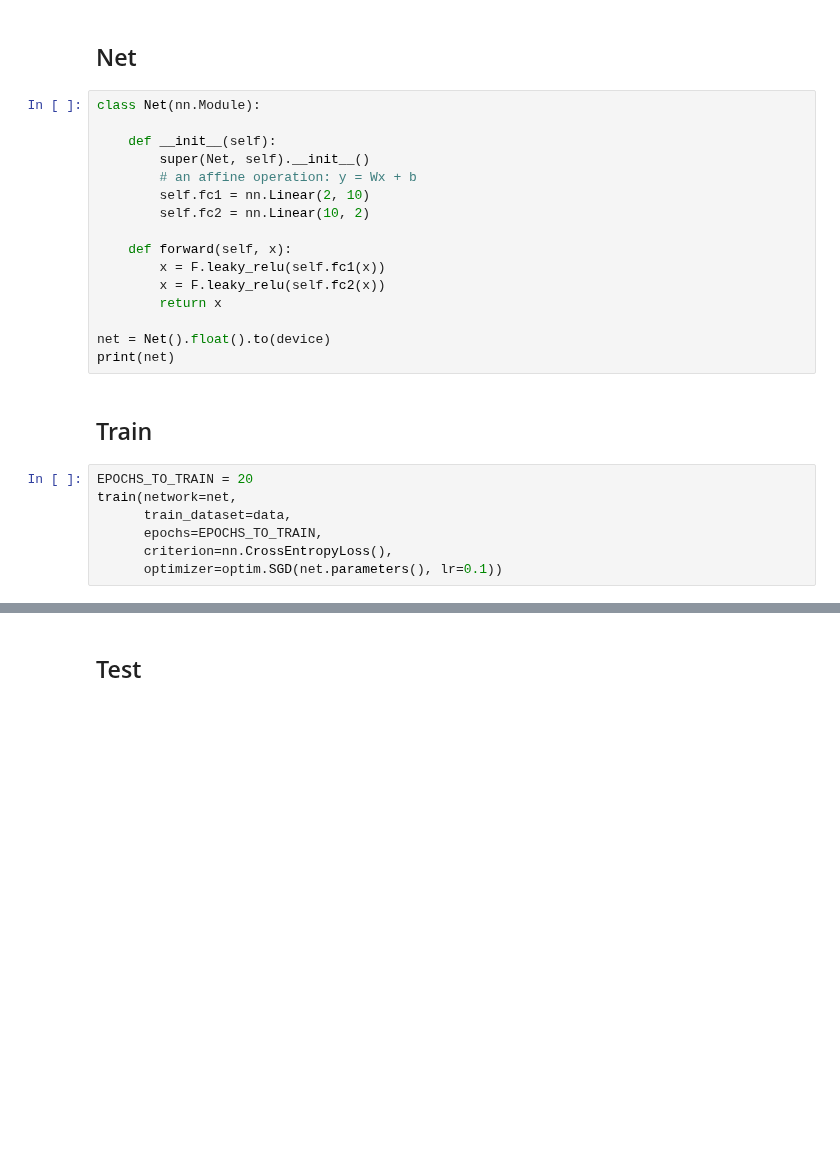
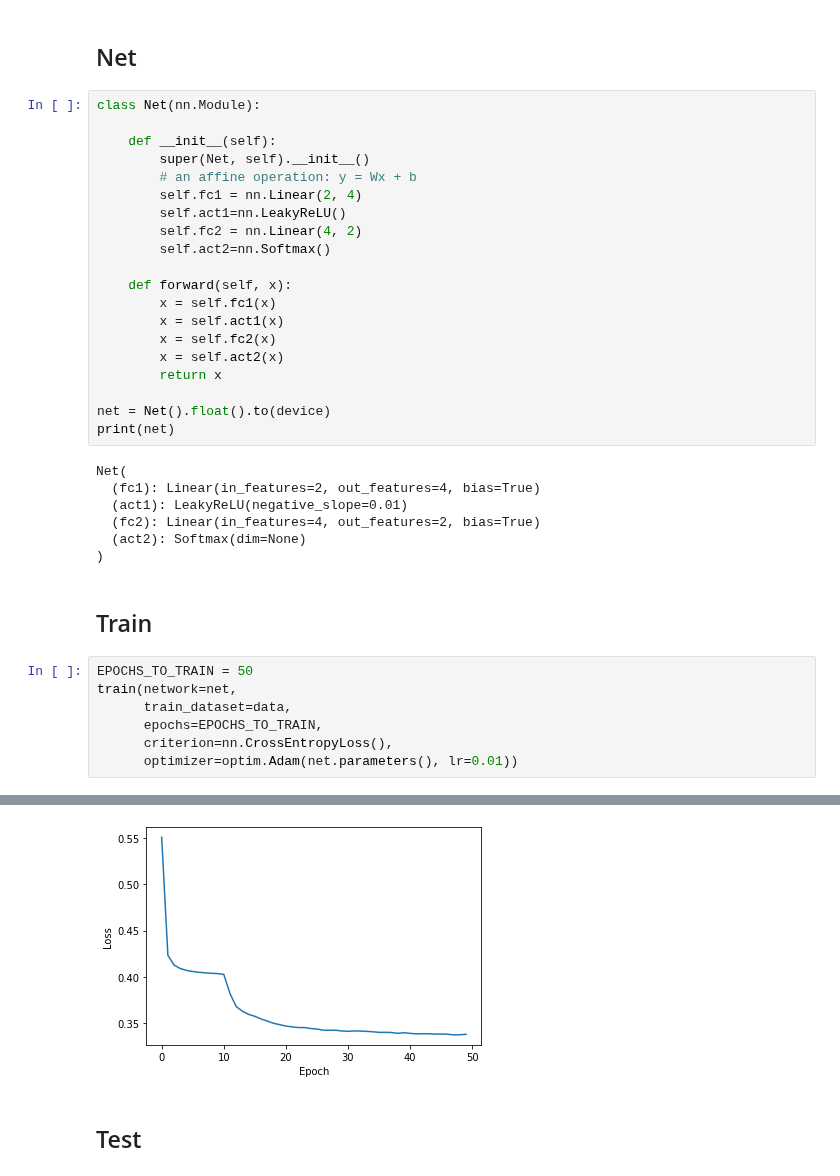
Before and after one commit to StarkitRobots/cvr_course, a Jupyter notebook: notebooks/nn_sem5_pt2_hw5.ipynb, the cells around one changed output, grey strips where cells are left out. Cells and saved outputs as stored; diff of their text form; blank space fills up the shorter version.

```diff
--- a/notebooks/nn_sem5_pt2_hw5.ipynb
+++ b/notebooks/nn_sem5_pt2_hw5.ipynb
@@ -282,22 +284,34 @@ class Net(nn.Module):
     def __init__(self):
         super(Net, self).__init__()
         # an affine operation: y = Wx + b
-        self.fc1 = nn.Linear(2, 10)
-        self.fc2 = nn.Linear(10, 2)
+        self.fc1 = nn.Linear(2, 4)
+        self.act1=nn.LeakyReLU()
+        self.fc2 = nn.Linear(4, 2)
+        self.act2=nn.Softmax()
 
     def forward(self, x):
-        x = F.leaky_relu(self.fc1(x))
-        x = F.leaky_relu(self.fc2(x))
+        x = self.fc1(x)
+        x = self.act1(x)
+        x = self.fc2(x)
+        x = self.act2(x)
         return x
 
 net = Net().float().to(device)
 print(net)
+# %% [output]
+Net(
+  (fc1): Linear(in_features=2, out_features=4, bias=True)
+  (act1): LeakyReLU(negative_slope=0.01)
+  (fc2): Linear(in_features=4, out_features=2, bias=True)
+  (act2): Softmax(dim=None)
+)
 # %% [markdown]
 ## Train
 # %%
-EPOCHS_TO_TRAIN = 20
+EPOCHS_TO_TRAIN = 50
 train(network=net,
       train_dataset=data,
       epochs=EPOCHS_TO_TRAIN,
       criterion=nn.CrossEntropyLoss(),
-      optimizer=optim.SGD(net.parameters(), lr=0.1))
+      optimizer=optim.Adam(net.parameters(), lr=0.01))
+# %% [output]
@@ -304,3 +335,4 @@ train(network=net,
+[figure, added]
 # %% [markdown]
 ## Test
 # %%
```
Also changed, not shown: parts of 3 cells of this notebook.
